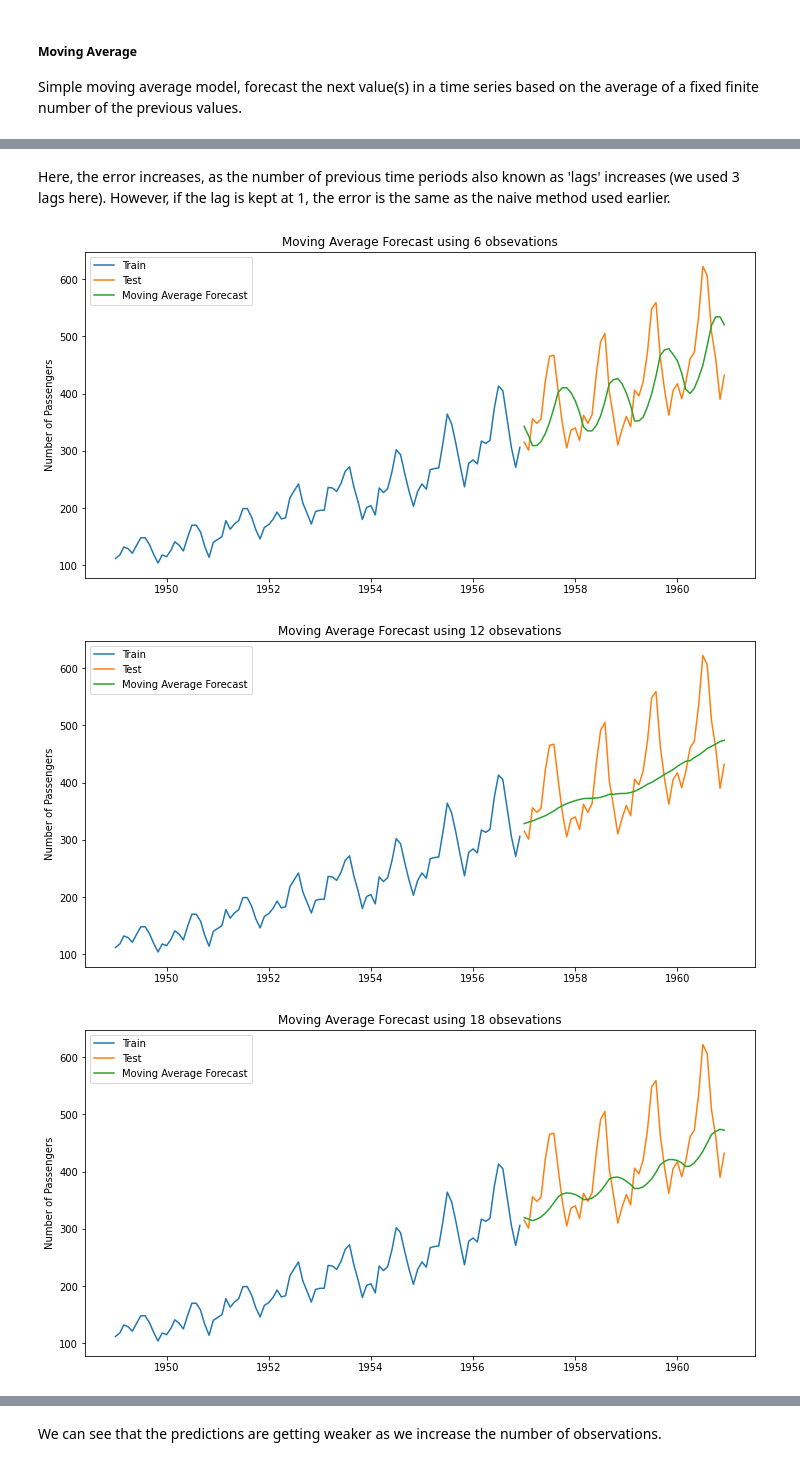
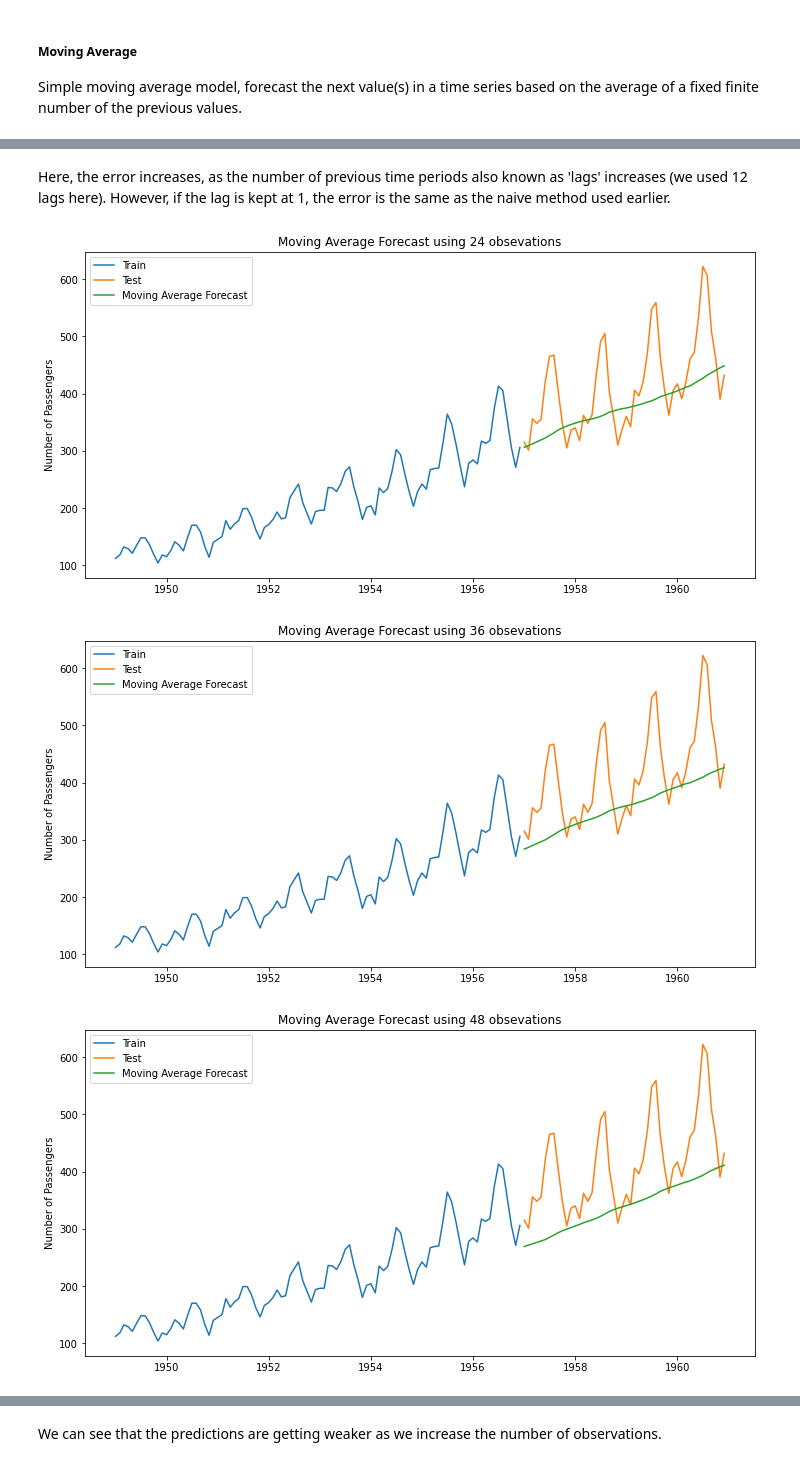
Before and after one commit to ofunkey/Time_Series_Data, a Jupyter notebook: Time_Series.ipynb, the cells around one changed output, grey strips where cells are left out. Cells and saved outputs as stored; diff of their text form; code cells hidden in the pictures.

```diff
--- a/Time_Series.ipynb
+++ b/Time_Series.ipynb
@@ -498,7 +498,7 @@ With this basic technique, the error of any other model must be less than the ba
 Simple moving average model, forecast the next value(s) in a time series based on the average of a fixed finite number of the previous values.
 # %%
 # Rolling or Moving Average - Set the predicted value at present time to the rolling mean of the time periods preceding it
-airline['Num_of_Passengers_roll_mean'] = airline['Num_of_Passengers_t'].rolling(window = 3).mean().shift()
+airline['Num_of_Passengers_roll_mean'] = airline['Num_of_Passengers_t'].rolling(window = 12).mean().shift()
 #print(airline['Num_of_Passengers_roll_mean'].head(6))
 
 # Drop NAN values
@@ -542,25 +542,25 @@ The Moving Average RMSE is: 69.52945352444105
 # %% [markdown]
-Here, the error increases, as the number of previous time periods also known as 'lags' increases (we used 3 lags here). However, if the lag is kept  at 1, the error is the same as the naive method used earlier.
+Here, the error increases, as the number of previous time periods also known as 'lags' increases (we used 12 lags here). However, if the lag is kept  at 1, the error is the same as the naive method used earlier.
 # %%
 # Let's try with even more lags or number of previous time periods
-for i in range(6, 20, 6):
+for i in range(24, 50, 12):
   airline['Num_of_Passengers_roll_mean'] = airline['Num_of_Passengers_t'].rolling(i).mean().shift()
   airline_naive = airline[['Num_of_Passengers_t','Num_of_Passengers_roll_mean']].dropna()
 
   forecast = test.copy()
   forecast['Num_of_Passengers_rm'] = airline['Num_of_Passengers_roll_mean'][len(train):]
 
   plt.plot(train['Num_of_Passengers'], label='Train')
   plt.plot(test['Num_of_Passengers'], label='Test')
   plt.plot(forecast['Num_of_Passengers_rm'], label= 'Moving Average Forecast')
   plt.ylabel('Number of Passengers')
   plt.title('Moving Average Forecast using %s obsevations' %i)
   plt.legend(loc='best')
   plt.show()
 # %% [output]
-[figure, old version]
+[figure, new version]
-[figure, old version]
+[figure, new version]
-[figure, old version]
+[figure, new version]
 # %%
 # Calculate RMSE to check to accuracy of our model on test data set
 from sklearn.metrics import mean_squared_error
```
Also changed, not shown: parts of 14 cells of this notebook.
